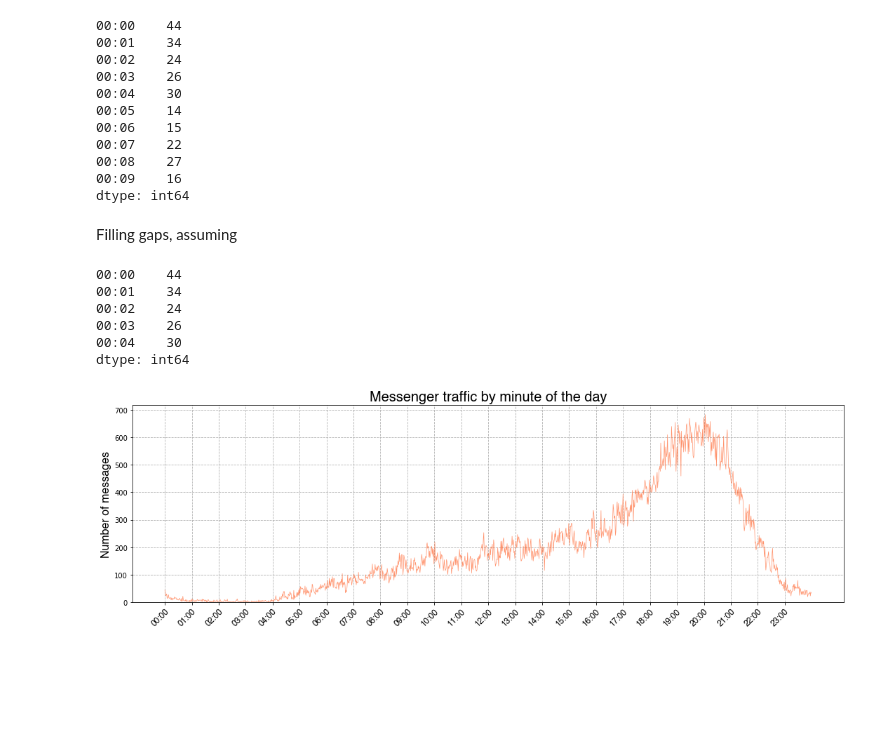
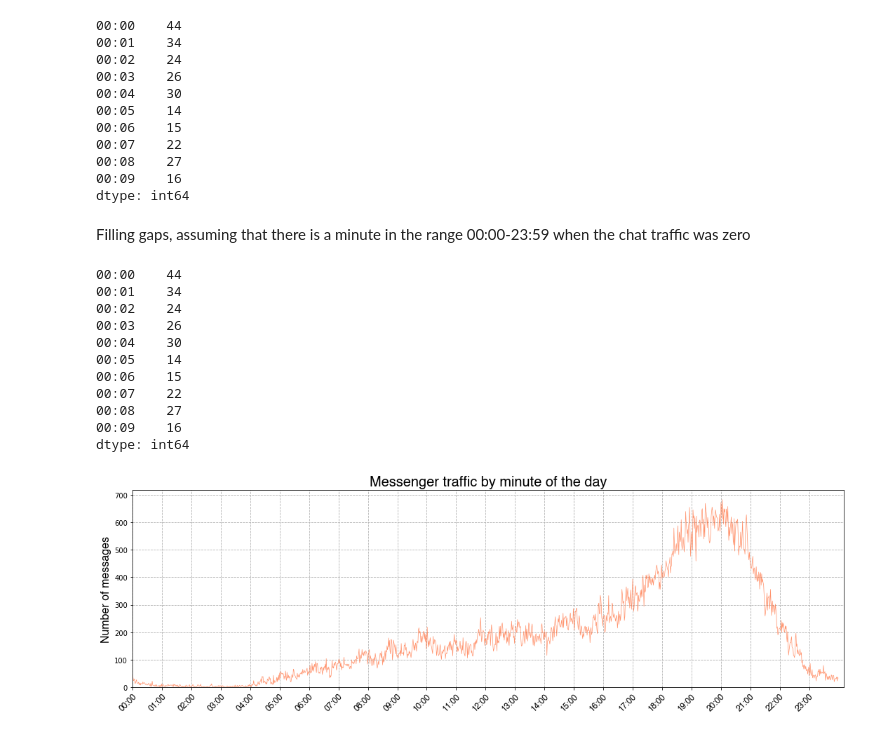
Before and after one commit to peter-gy/fb-messenger-analysis, a Jupyter notebook: jupyter/messenger-traffic-visualization.ipynb, the cells around one changed output. Drawn from its saved outputs; the diff is of its cells as text; code cells hidden in the pictures; blank space fills up the shorter version.

Commit message:
traffic visualization hourly overlap fixed

```diff
--- a/jupyter/messenger-traffic-visualization.ipynb
+++ b/jupyter/messenger-traffic-visualization.ipynb
@@ -252,19 +252,24 @@ minute_counts[:10]
 00:08    27
 00:09    16
 dtype: int64
-# %% [markdown]
-Filling gaps, assuming
+# %% [markdown]
+Filling gaps, assuming that there is a minute in the range 00:00-23:59 when the chat traffic was zero
 # %%
 time_range = pd.date_range(start='0:00', end='23:59', freq='1min')
 index = time_range.map(lambda time: '{:02}:{:02}'.format(time.hour, time.minute))
 minute_counts = minute_counts.reindex(index, fill_value=0)
-minute_counts[100:200]
+minute_counts[:10]
 # %% [output]
 00:00    44
 00:01    34
 00:02    24
 00:03    26
 00:04    30
+00:05    14
+00:06    15
+00:07    22
+00:08    27
+00:09    16
 dtype: int64
 # %%
 # x-axis labels will always be the 0th minute of the hour
@@ -273,17 +278,18 @@ xlabels = xlabels[pd.notnull(xlabels)]
 # %%
 # plot the counts per minute
 fig = plt.figure(figsize=[15, 5])
 ax = minute_counts.plot(kind='line', linewidth=0.7, alpha=0.7, color=orange)
 
 ax.set_ylim(bottom=0)
+ax.set_xlim(left=0, right=1450)
 ax.grid(True, linestyle='--')
 ax.set_xticks(xlabels.index)
 ax.set_xticklabels(xlabels, rotation=45, rotation_mode='anchor', ha='right', fontproperties=ticks_font)
 ax.set_ylabel('Number of messages', fontproperties=label_font)
 ax.set_title('Messenger traffic by minute of the day', fontproperties=title_font)
 
 fig.tight_layout()
 fig.savefig('images/messenger-traffic-minute.png', dpi=96)
 plt.show()
 # %% [output]
-[figure, old version]
+[figure, new version]
```
Also changed, not shown: 1 other file.
